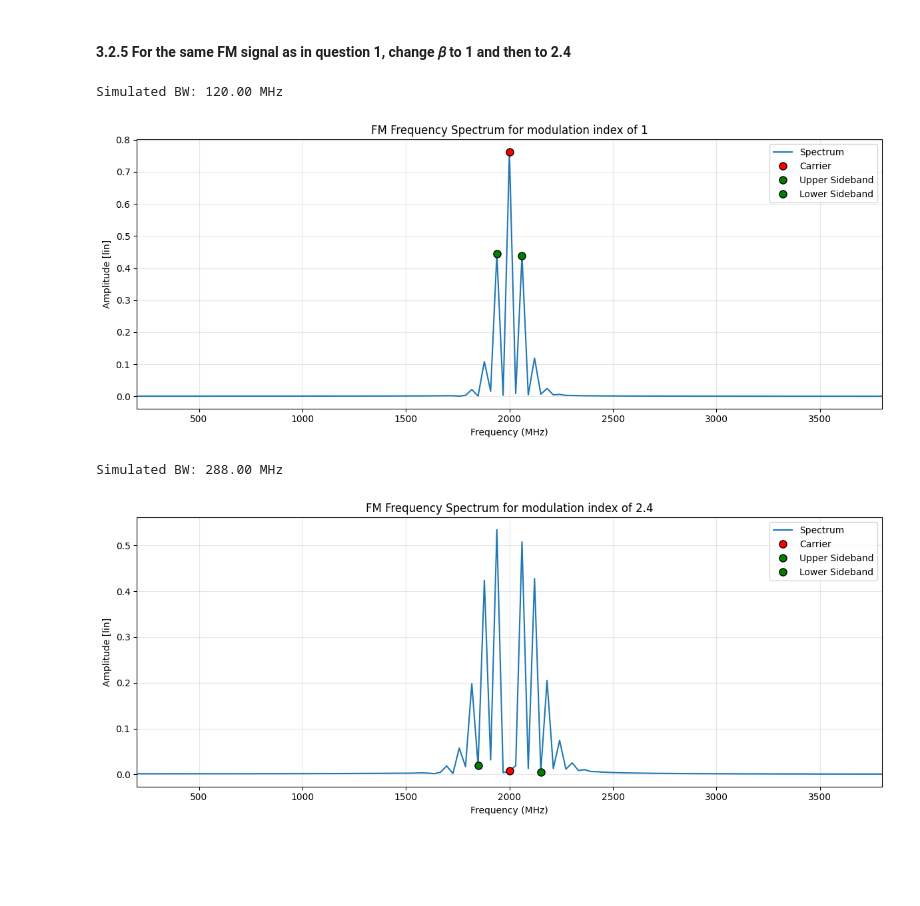
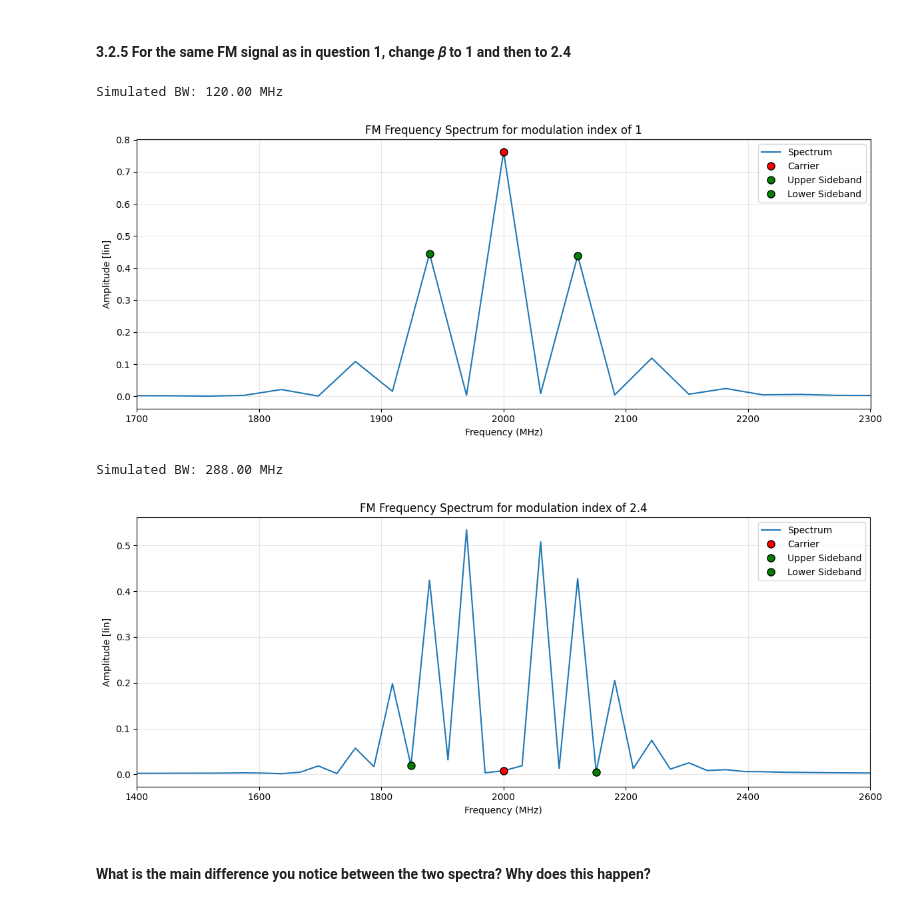
Before and after one commit to NortheLo/Microwave_Eng_Lab, a Jupyter notebook: Lab2_Spectrum_Analysis/Lab2_Preliminary.ipynb, the cells around one changed output. Cells and saved outputs as stored; diff of their text form; code cells hidden in the pictures; blank space fills up the shorter version.

```diff
--- a/Lab2_Spectrum_Analysis/Lab2_Preliminary.ipynb
+++ b/Lab2_Spectrum_Analysis/Lab2_Preliminary.ipynb
@@ -387,31 +387,33 @@ markers = [
     ]
 
 print(f"Simulated BW: {((2 * mod_index * f_m)/1e6):.2f} MHz")
-plot_spectrum(f_pos, S_pos, title=f"FM Frequency Spectrum for modulation index of 1", markers=markers, xlim=(f_c - 30 * f_m, f_c + 30 * f_m))
+plot_spectrum(f_pos, S_pos, title=f"FM Frequency Spectrum for modulation index of 1", markers=markers, xlim=(f_c - 5 * f_m, f_c + 5 * f_m))
 # %% [output]
 Simulated BW: 120.00 MHz
-[figure, old version]
+[figure, new version]
 # %%
 mod_index = 2.4
 s_mod = np.sin(2 * np.pi * f_m * t)
 s_bp  = np.cos(2 * np.pi * f_c * t + mod_index * s_mod)
 
 # --- FFT ---
 N = len(t)
 S = fft(s_bp)
 f = fftfreq(N, 1/f_s)
 
 # Keep only positive frequencies
 f_pos = f[f > 0]
 S_pos = 2 / N * np.abs(S[f > 0])  # Normalize amplitude
 markers = [
         {'position': f_c, 'name': 'Carrier', 'color': 'red'},
         {'position': f_c + mod_index * f_m, 'name': 'Upper Sideband', 'color': 'green'},
         {'position': f_c - mod_index * f_m, 'name': 'Lower Sideband', 'color': 'green'}
     ]
 
 print(f"Simulated BW: {((2 * mod_index * f_m)/1e6):.2f} MHz")
-plot_spectrum(f_pos, S_pos, title=f"FM Frequency Spectrum for modulation index of 2.4", markers=markers, xlim=(f_c - 30 * f_m, f_c + 30 * f_m))
+plot_spectrum(f_pos, S_pos, title=f"FM Frequency Spectrum for modulation index of 2.4", markers=markers, xlim=(f_c - 10 * f_m, f_c + 10 * f_m))
 # %% [output]
 Simulated BW: 288.00 MHz
-[figure, old version]
+[figure, new version]
+# %% [markdown]
+#### What is the main difference you notice between the two spectra? Why does this happen?
```
Also changed, not shown: parts of 6 cells of this notebook.
